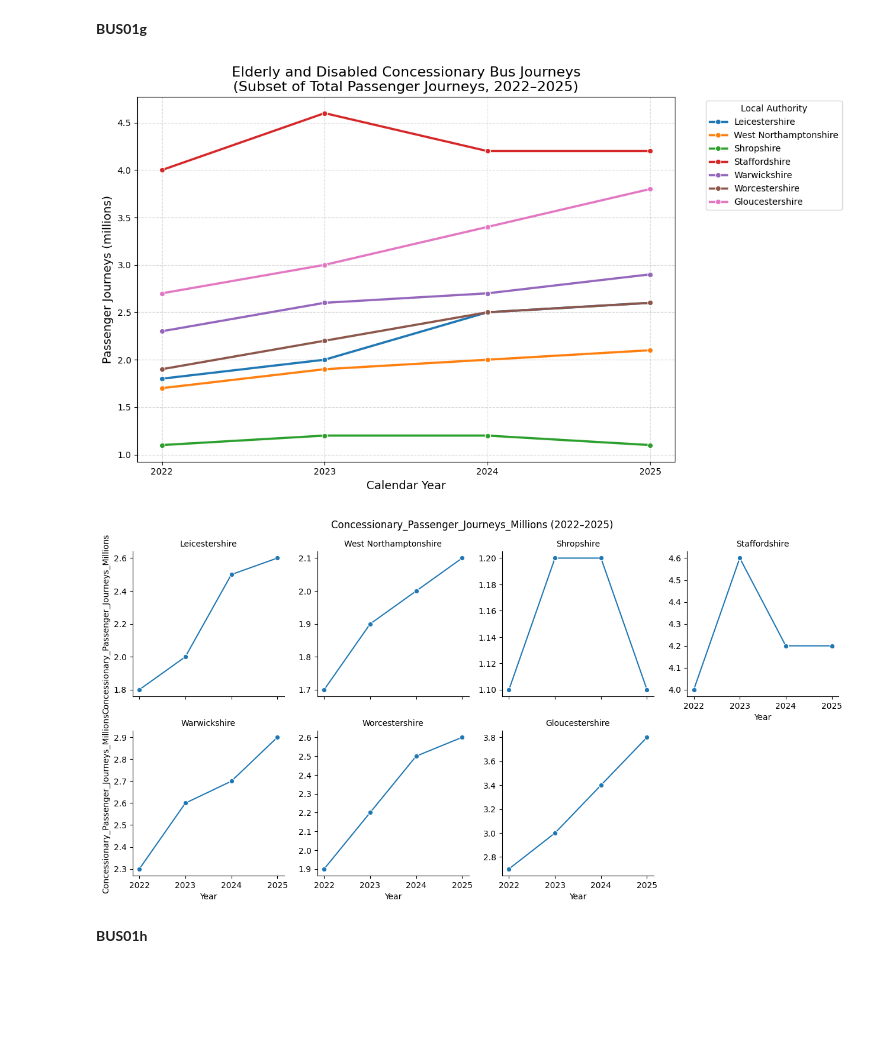
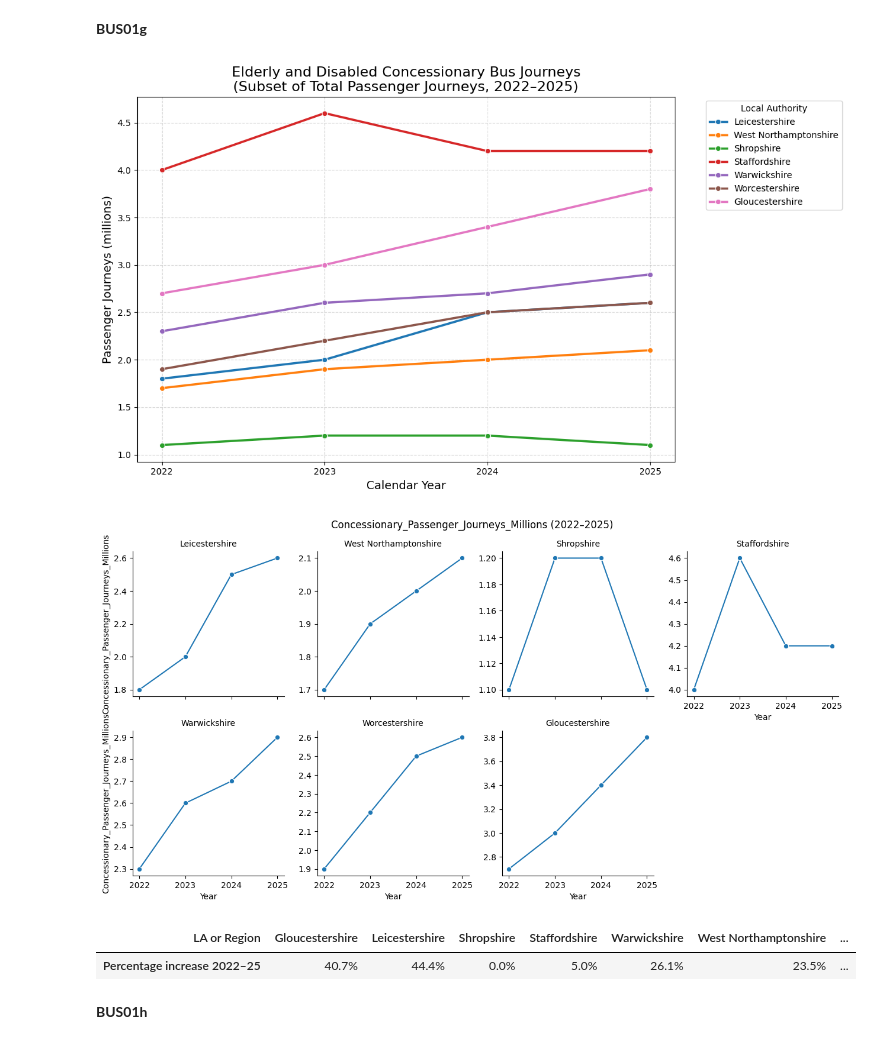
Before and after one commit to arlomilesmason/bus-patronage-analysis-2022-25, a Jupyter notebook: BP_EDA.ipynb, the cells around one changed output. Drawn from its saved outputs; the diff is of its cells as text; code cells hidden in the pictures; blank space fills up the shorter version.

```diff
--- a/BP_EDA.ipynb
+++ b/BP_EDA.ipynb
@@ -239,33 +295,62 @@ plt.legend(title="Local Authority", bbox_to_anchor=(1.05, 1))
 
 ax = plt.gca()
 
 years = sorted(df_filtered["Year"].unique())
 ax.set_xticks(years)
 ax.set_xticklabels(years)
 
 ax.xaxis.set_major_formatter(FuncFormatter(year_formatter))
 
 
 plt.tight_layout()
 plt.show()
 
 # Faceted line plots for each authority to show trends more clearly
 g = sns.FacetGrid(
     df_filtered,
     col="LA or Region",
     col_wrap=4,
     height=3.2,
     sharey=False
 )
 
 g.map_dataframe(sns.lineplot, x="Year", y="Concessionary_Passenger_Journeys_Millions", marker="o")
 g.set_titles("{col_name}")
 g.fig.suptitle("Concessionary_Passenger_Journeys_Millions (2022–2025)", y=1.03)
 
 plt.show()
+
+
+df_22_25 = df_filtered[df_filtered["Year"].isin([2022, 2025])]
+
+pivot = df_22_25.pivot(
+    index="Year",
+    columns="LA or Region",
+    values="Concessionary_Passenger_Journeys_Millions"
+)
+
+pct_change = ((pivot.loc[2025] - pivot.loc[2022]) / pivot.loc[2022]) * 100
+
+final_df = pct_change.to_frame("Percentage increase 2022–25").T
+final_df = final_df.round(2)
+
+df_styled = (
+    final_df
+    .style
+    .format("{:.1f}%")   # ← one decimal place + percent sign
+    .apply(
+        lambda col: ["background-color: grey"] * len(col)
+        if col.name == "Warwickshire"
+        else ["" for _ in col],
+        axis=0
+    )
+)
+df_styled
 # %% [output]
 [figure]
 [figure]
+| LA or Region | Gloucestershire | Leicestershire | Shropshire | Staffordshire | Warwickshire | West Northamptonshire | ... |
+| Percentage increase 2022–25 | 40.7% | 44.4% | 0.0% | 5.0% | 26.1% | 23.5% | ... |
 # %% [markdown]
 **BUS01h**
 # %%
```
Also changed, not shown: parts of 3 cells of this notebook.
